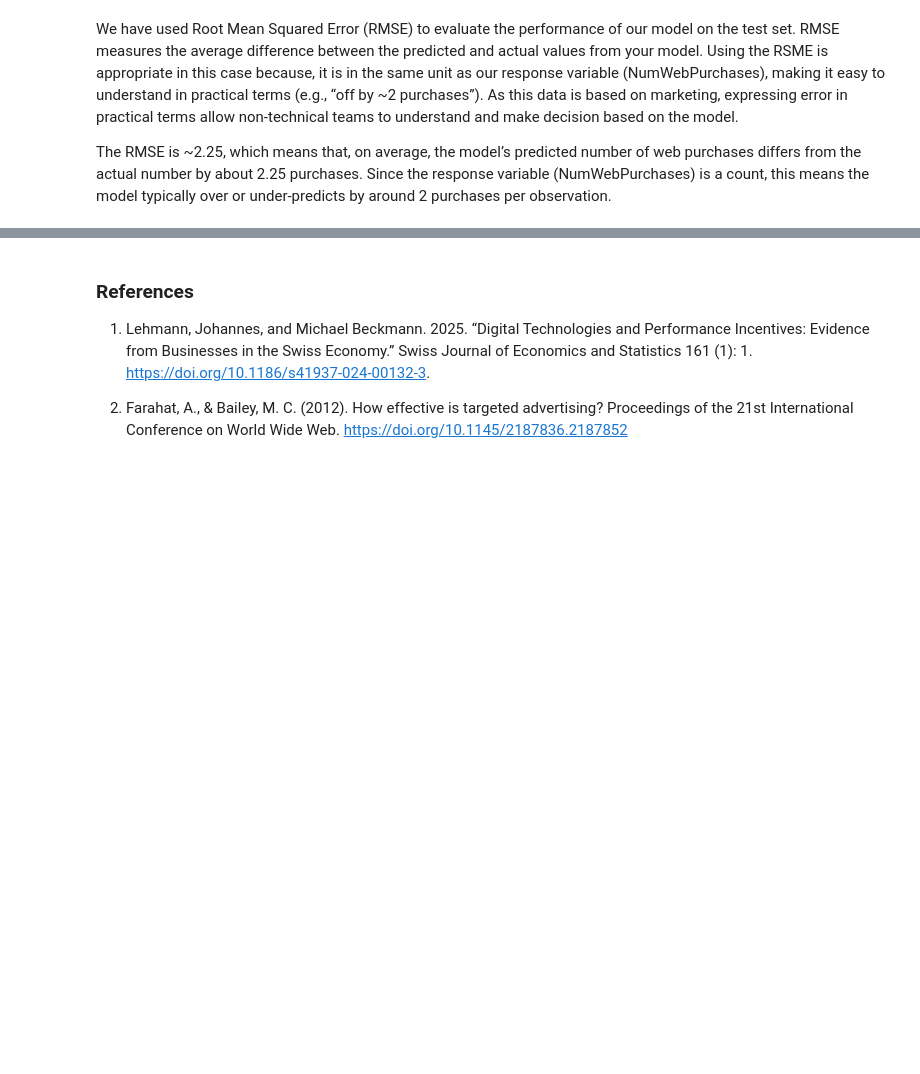
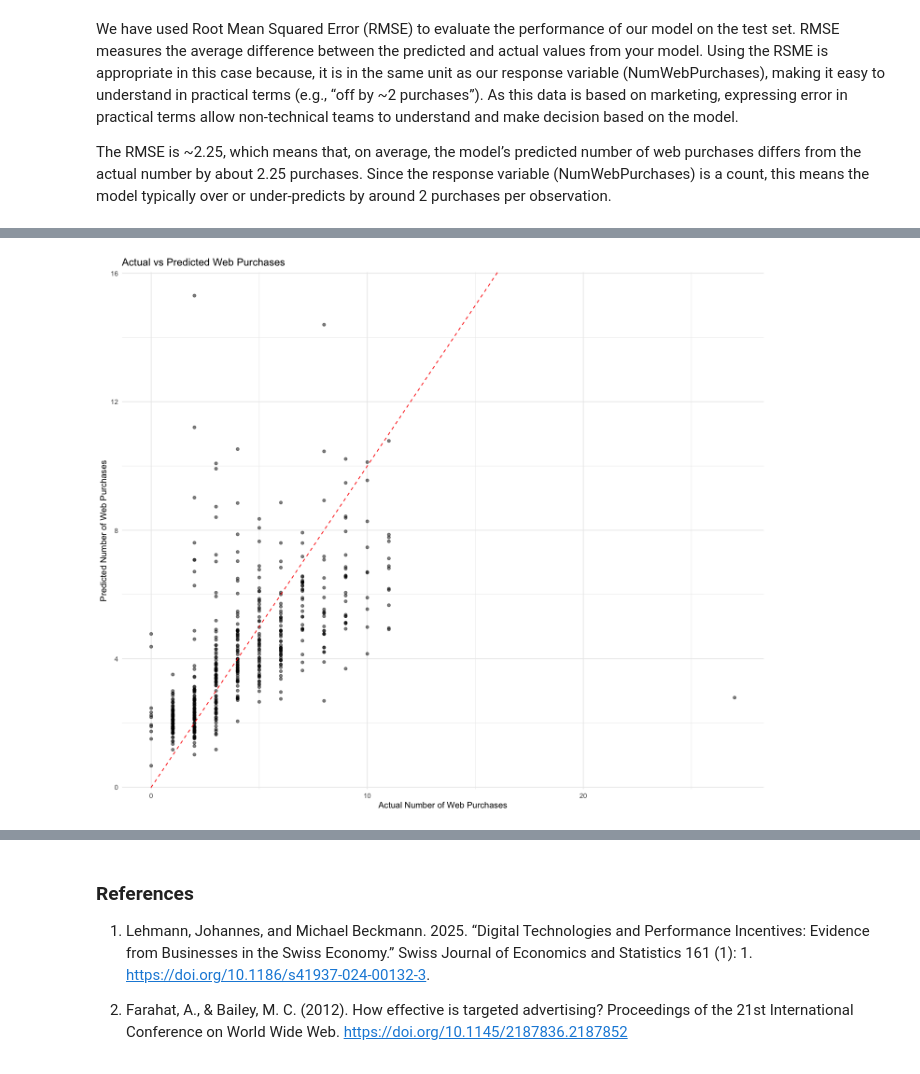
Before and after one commit to DrakenRaptor/STAT301_ProjectGrp26, a Jupyter notebook: STAT301 Grp 26 Project Final.ipynb, the cells around one changed output, grey strips where cells are left out. Drawn from its saved outputs; the diff is of its cells as text; code cells hidden in the pictures; blank space fills up the shorter version.

```diff
--- a/STAT301 Grp 26 Project Final.ipynb
+++ b/STAT301 Grp 26 Project Final.ipynb
@@ -649 +704,13 @@ The RMSE is ~2.25, which means that, on average, the model’s predicted number
+# %%
+scatter_plot <- ggplot(viz_data, aes(x = Actual, y = Predicted)) +
+  geom_point(alpha = 0.5) +
+  geom_abline(intercept = 0, slope = 1, color = "red", linetype = "dashed") +
+  labs(title = "Actual vs Predicted Web Purchases",
+       x = "Actual Number of Web Purchases",
+       y = "Predicted Number of Web Purchases") +
+  theme_minimal()
+
+print(scatter_plot)
+# %% [output]
+[figure, added]
 # %%
```
Also changed, not shown: parts of 12 cells of this notebook.
